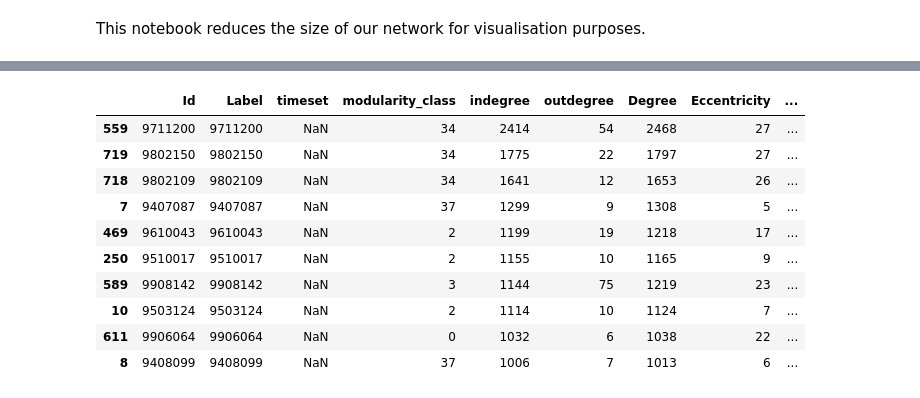
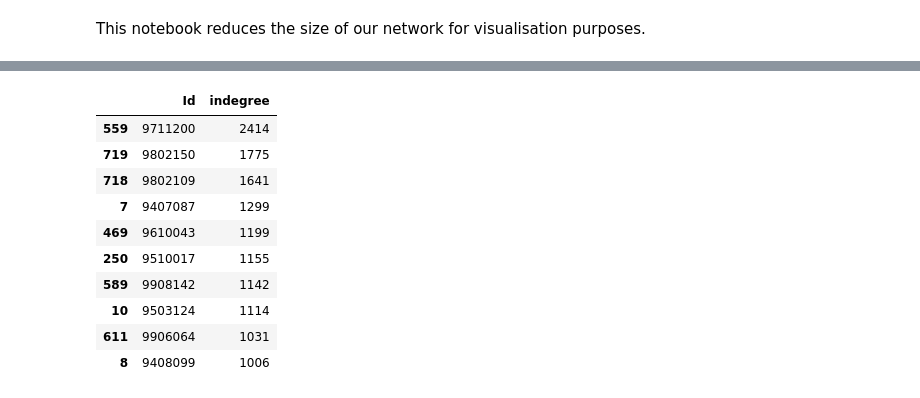
Before and after one commit to ajmaradiaga/dmsn-group15-citation-networks, a Jupyter notebook: exploring-nodes-centrality.ipynb, the cells around one changed output, grey strips where cells are left out. Cells and saved outputs as stored; diff of their text form; code cells hidden in the pictures.

```diff
--- a/exploring-nodes-centrality.ipynb
+++ b/exploring-nodes-centrality.ipynb
@@ -8,6 +8,8 @@ import numpy as np
 import pandas as pd
 
 from helper import display_df_with_bokeh
+
+pd.set_option('display.width', 1000)
 # %% [output]
 Loading BokehJS ...
 [interactive output not drawn]
@@ -15,5 +17,5 @@ Loading BokehJS ...
 DATASETS_FOLDER = "datasets"
 # %%
 # Opening original network with modularity
-with open(f"gephi/nodes_with_modularity_degree_centralities.csv", 'r') as f:
+with open(f"gephi/dynamic/nodes_with_all_network_stats_and_timestamps.csv", 'r') as f:
     gephi_df = pd.read_csv(f, header=0)
@@ -25,15 +37,15 @@ display_df_with_bokeh(gephi_df, include_index=True)
 # %%
-gephi_df.sort_values(['indegree'], ascending=False)[:10]
+gephi_df[['Id', 'indegree']].sort_values(['indegree'], ascending=False)[:10]
 # %% [output]
-|  | Id | Label | timeset | modularity_class | indegree | outdegree | Degree | Eccentricity | ... |
-| 559 | 9711200 | 9711200 | NaN | 34 | 2414 | 54 | 2468 | 27 | ... |
-| 719 | 9802150 | 9802150 | NaN | 34 | 1775 | 22 | 1797 | 27 | ... |
-| 718 | 9802109 | 9802109 | NaN | 34 | 1641 | 12 | 1653 | 26 | ... |
-| 7 | 9407087 | 9407087 | NaN | 37 | 1299 | 9 | 1308 | 5 | ... |
-| 469 | 9610043 | 9610043 | NaN | 2 | 1199 | 19 | 1218 | 17 | ... |
-| 250 | 9510017 | 9510017 | NaN | 2 | 1155 | 10 | 1165 | 9 | ... |
-| 589 | 9908142 | 9908142 | NaN | 3 | 1144 | 75 | 1219 | 23 | ... |
-| 10 | 9503124 | 9503124 | NaN | 2 | 1114 | 10 | 1124 | 7 | ... |
-| 611 | 9906064 | 9906064 | NaN | 0 | 1032 | 6 | 1038 | 22 | ... |
-| 8 | 9408099 | 9408099 | NaN | 37 | 1006 | 7 | 1013 | 6 | ... |
+|  | Id | indegree |
+| 559 | 9711200 | 2414 |
+| 719 | 9802150 | 1775 |
+| 718 | 9802109 | 1641 |
+| 7 | 9407087 | 1299 |
+| 469 | 9610043 | 1199 |
+| 250 | 9510017 | 1155 |
+| 589 | 9908142 | 1142 |
+| 10 | 9503124 | 1114 |
+| 611 | 9906064 | 1031 |
+| 8 | 9408099 | 1006 |
 # %%
```
Also changed, not shown: parts of 6 cells of this notebook, 2 other files.
